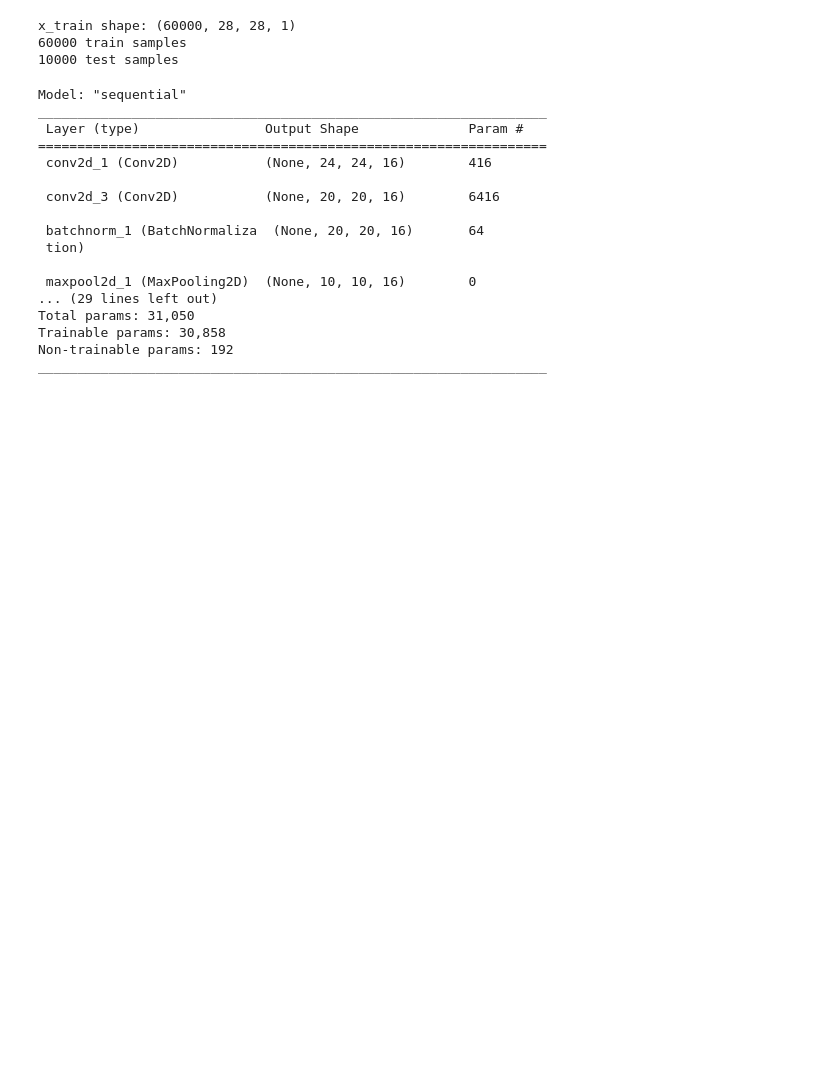
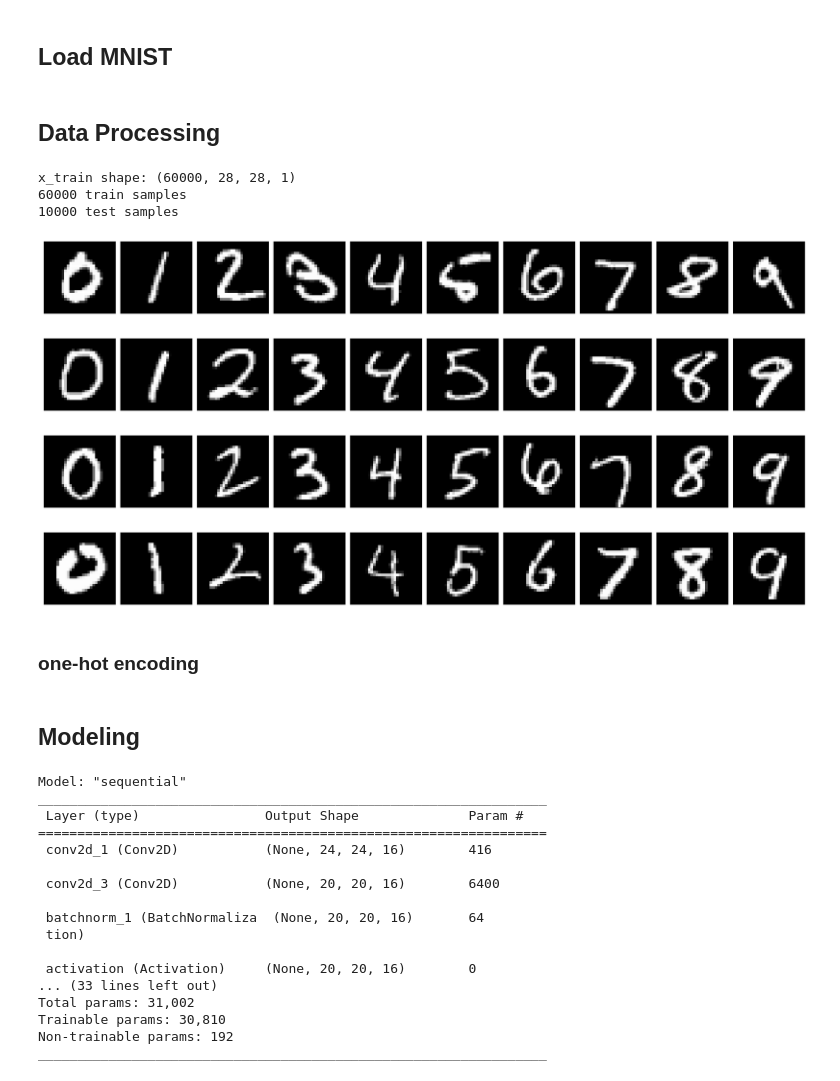
Before and after one commit to harouzie/deep-learning, a Jupyter notebook: D2/[DL] D2_CNN.ipynb, the cells around one changed output. Drawn from its saved outputs; the diff is of its cells as text; code cells hidden in the pictures; blank space fills up the shorter version.

```diff
--- a/D2/[DL] D2_CNN.ipynb
+++ b/D2/[DL] D2_CNN.ipynb
@@ -9,3 +12,5 @@ from keras.layers import Input, Conv2D, MaxPooling2D, Dropout, Dense, Flatten, B
+# %% [markdown]
+## Load MNIST
 # %%
 # Model / data parameters
 num_classes = 10
@@ -13,6 +18,8 @@ input_shape = (28, 28, 1)
 
 # the data, split between train and test sets
 (x_train, y_train), (x_test, y_test) = mnist.load_data()
+# %% [markdown]
+## Data Processing
 # %%
 # Scale images to the [0, 1] range
 x_train = x_train.astype("float32") / 255
@@ -28,5 +35,44 @@ print(x_test.shape[0], "test samples")
 x_train shape: (60000, 28, 28, 1)
 60000 train samples
 10000 test samples
+# %%
+def show_sample(num_sample=1):
+    """
+    Showing a 'num_sample' of each digit class from testset
+    Params:
+    ---
+    num_sample: int, default = 1
+        number of sample of a class will be plotted
+    ---
+    """
+    count = [num_sample for i in range(10)]
+    sample = [[] for _ in range(10)]
+    idx = 0
+    while sum(count) > 0:
+        label = y_test[idx]
+        if count[label] > 0:
+            sample[label].append(x_test[idx])
+            count[label] -= 1
+        else:
+            idx += 1
+            continue
+        idx += 1
+
+
+    for batch in range(num_sample):
+        fig, ax = plt.subplots(1, 10, figsize=[20, 2], layout="constrained")
+        for i in range(10):
+            ax[i].set_xticks([])
+            ax[i].set_yticks([])
+            ax[i].imshow(sample[i][batch], cmap='gray')
+# %%
+show_sample(num_sample=4)
+# %% [output]
+[figure, added]
+[figure, added]
+[figure, added]
+[figure, added]
+# %% [markdown]
+### one-hot encoding
 # %%
 # convert class vectors to binary class matrices
@@ -35,3 +81,5 @@ y_test = utils.to_categorical(y_test, num_classes)
+# %% [markdown]
+## Modeling
 # %%
 kernel_s3 = (3, 3)
 kernel_s5 = (5, 5)
@@ -40,20 +88,22 @@ model = Sequential(
     [
         Input(shape=input_shape),
 
-        Conv2D(16, kernel_size=kernel_s5, activation="relu", name="conv2d_1"),
+        Conv2D(16, kernel_size=kernel_s5, activation="relu", kernel_regularizer=l2(0.0005), name="conv2d_1"),
         # Conv2D(32, kernel_size=kernel_size, activation="relu", name="conv2d_2"),
-        Conv2D(16, kernel_size=kernel_s5, activation="relu", name="conv2d_3"),
+        Conv2D(16, kernel_size=kernel_s5, use_bias=False,name="conv2d_3"),
         # Conv2D(64, kernel_size=kernel_size, activation="relu", name="conv2d_4"),
         BatchNormalization(name="batchnorm_1"),
 
-        MaxPooling2D(pool_size=(2,2), name="maxpool2d_1"),
+        Activation("relu"),
+        MaxPooling2D(pool_size=(2,2), strides=2, name="maxpool2d_1"),
         Dropout(0.25, name="dropout_1"),
 
         Conv2D(32, kernel_size=kernel_s3, activation="relu", name="conv2d_5"),
-        Conv2D(32, kernel_size=kernel_s3, activation="relu", name="conv2d_6"),
+        Conv2D(32, kernel_size=kernel_s3, use_bias=False, name="conv2d_6"),
         BatchNormalization(name="batchnorm_2"),
 
-        MaxPooling2D(pool_size=(2,2), name="maxpool2d_2"),
+        Activation("relu"),
+        MaxPooling2D(pool_size=(2,2), strides=2, name="maxpool2d_2"),
         Dropout(0.25, name="dropout_2"),
         Flatten(name="flatten"),
 
@@ -75,15 +125,15 @@ _________________________________________________________________
 =================================================================
  conv2d_1 (Conv2D)           (None, 24, 24, 16)        416
 
- conv2d_3 (Conv2D)           (None, 20, 20, 16)        6416
+ conv2d_3 (Conv2D)           (None, 20, 20, 16)        6400
 
  batchnorm_1 (BatchNormaliza  (None, 20, 20, 16)       64
  tion)
 
- maxpool2d_1 (MaxPooling2D)  (None, 10, 10, 16)        0
-... (29 lines left out)
-Total params: 31,050
-Trainable params: 30,858
+ activation (Activation)     (None, 20, 20, 16)        0
+... (33 lines left out)
+Total params: 31,002
+Trainable params: 30,810
 Non-trainable params: 192
 _________________________________________________________________
 # %%
```
Also changed, not shown: parts of 7 cells of this notebook.
